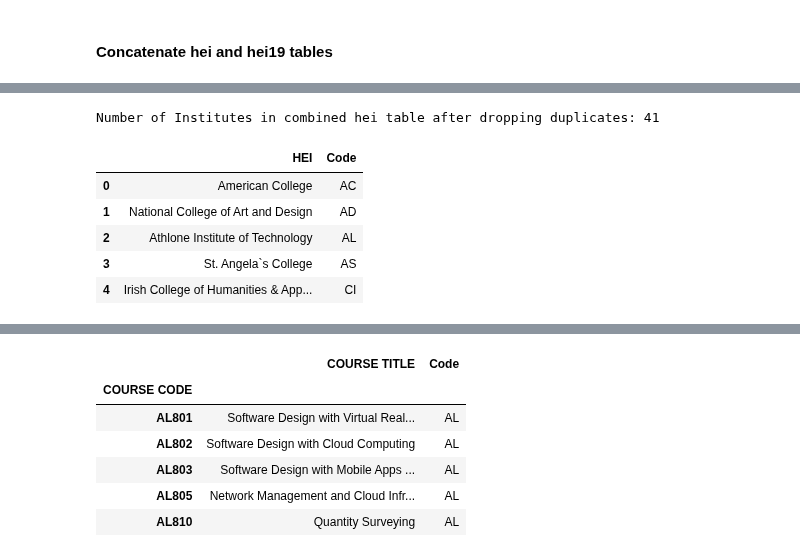
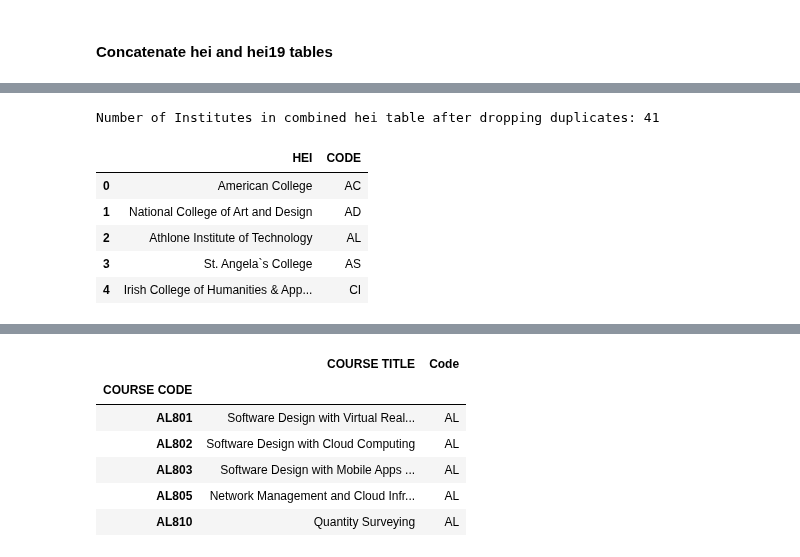
Before and after one commit to przemekbil/FoDA_2021, a Jupyter notebook: cao.ipynb, the cells around one changed output, grey strips where cells are left out. Saved outputs shown, nothing was run; the diff lists cells and outputs as text; code cells hidden in the pictures.

```diff
--- a/cao.ipynb
+++ b/cao.ipynb
@@ -583,0 +571,4 @@ hei.head()
+# %%
+# Use only columns HEI and CODE to create a new hei DataFrame
+hei = df20[['HEI', 'CODE']]
+hei.head()
@@ -583,0 +583,3 @@ hei.head()
+# %%
+hei = hei.drop_duplicates(ignore_index=True)
+hei.tail()
@@ -886,3 +895,7 @@ all_hei.head()
 | 2 | AL | Athlone Institute of Technology | Dublin Rd, Athlone | (090)6468000 | (090)6424417 | www.ait.ie/ |
 | 3 | AS | St. Angela`s College | Lough Gill, Sligo | (071)9143580 | (071)9144585 | www.stangelas.nuigalway.ie/ |
 | 4 | BY | IBAT College Dublin | 16-19 Wellington Quay, Dublin 2 | (01) 807 5055 | NaN | www.ibat.ie/ |
+# %%
+# Rename the 'Code' column to 'CODE'
+all_hei.rename(columns={"Code": "CODE"}, inplace=True)
+all_hei.tail()
@@ -961,7 +981,7 @@ allcourses.head()
 print("Number of Institutes in hei table: {}".format(len(hei.index)))
 hei = hei.append(hei19)
 print("Number of Institutes in combined hei table: {}".format(len(hei.index)))
-hei = hei.append( all_hei[['Code', 'HEI']])
+hei = hei.append( all_hei[['CODE', 'HEI']])
 print("Number of Institutes in combined hei table: {}".format(len(hei.index)))
 # %% [output]
 Number of Institutes in hei table: 36
@@ -986,11 +1006,11 @@ hei
 # %%
 # There bound be be a lot of duplicates in the appended DataFrame. Removing the duplicates:
-hei = hei.drop_duplicates(subset = 'Code', ignore_index=True)
+hei = hei.drop_duplicates(subset = 'CODE', ignore_index=True)
 print("Number of Institutes in combined hei table after dropping duplicates: {}".format(len(hei.index)))
 hei.head()
 # %% [output]
 Number of Institutes in combined hei table after dropping duplicates: 41
-|  | HEI | Code |
+|  | HEI | CODE |
 | 0 | American College | AC |
 | 1 | National College of Art and Design | AD |
 | 2 | Athlone Institute of Technology | AL |
```
Also changed, not shown: parts of 27 cells of this notebook, 7 other files.
